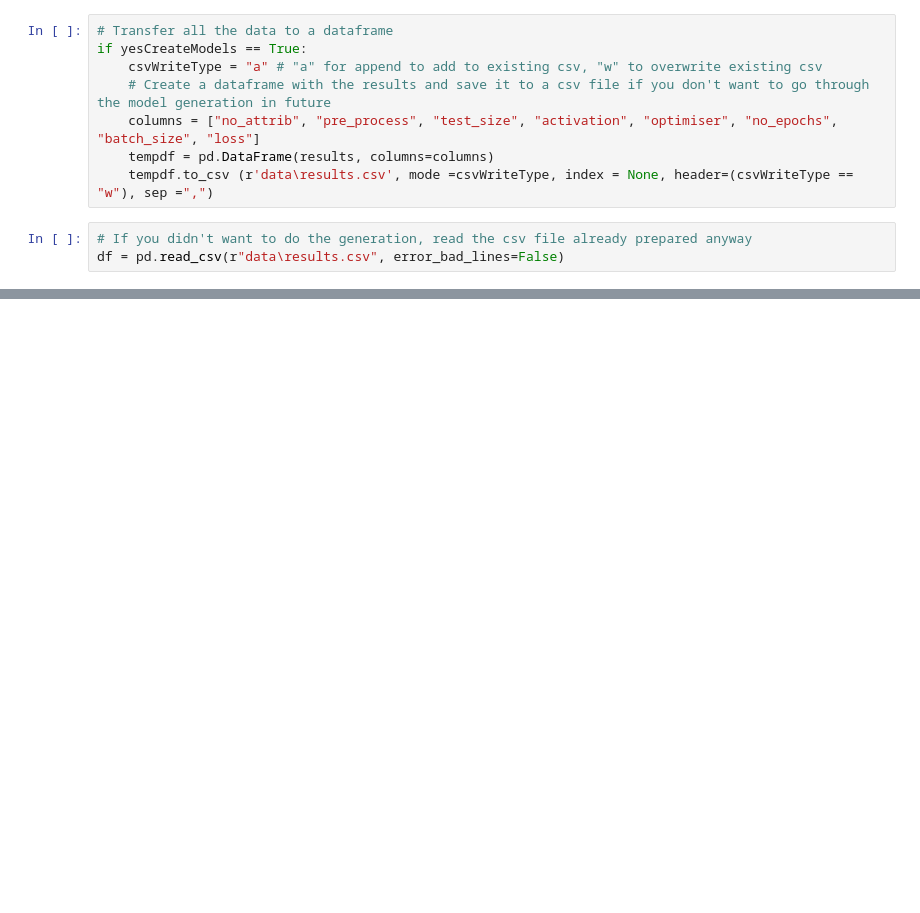
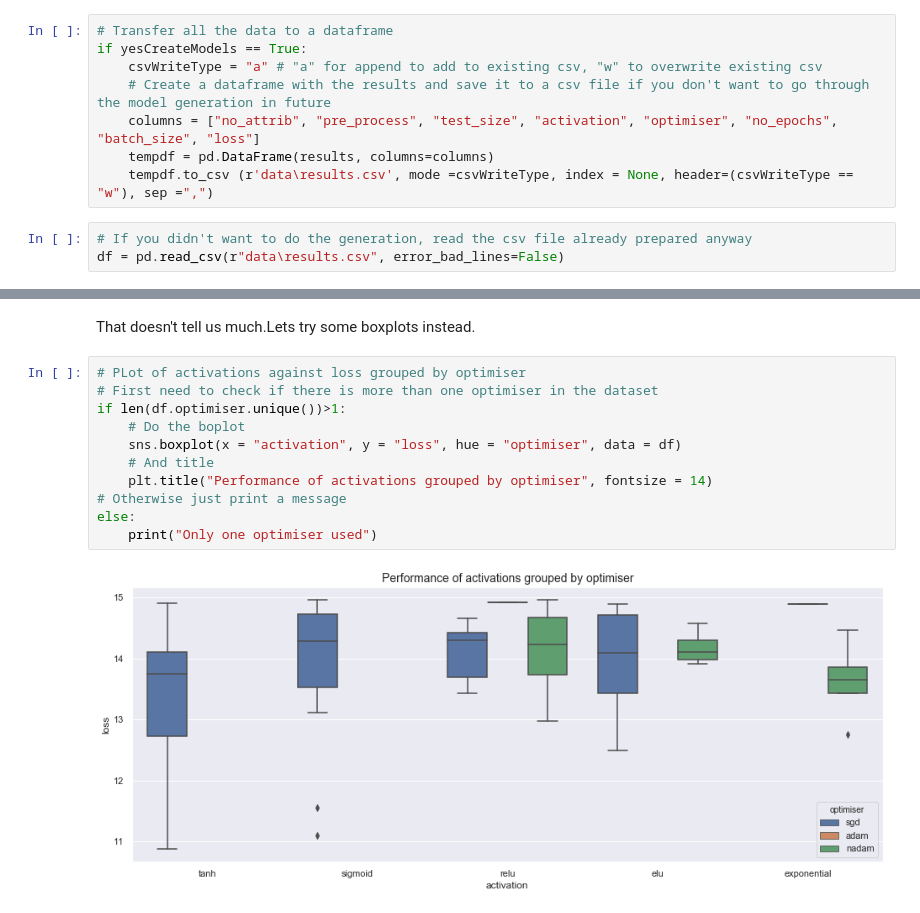
Before and after one commit to YBrady/02-MLS-Project, a Jupyter notebook: Predict.ipynb, the cells around one changed output, grey strips where cells are left out. Drawn from its saved outputs; the diff is of its cells as text; blank space fills up the shorter version.

```diff
--- a/Predict.ipynb
+++ b/Predict.ipynb
@@ -302,0 +434,15 @@ sns.boxplot(x = "no_attrib", y = "loss", hue = "activation", data = df)
+# %% [markdown]
+That doesn't tell us much.Lets try some boxplots instead.
+# %%
+# PLot of activations against loss grouped by optimiser
+# First need to check if there is more than one optimiser in the dataset
+if len(df.optimiser.unique())>1:
+    # Do the boplot
+    sns.boxplot(x = "activation", y = "loss", hue = "optimiser", data = df)
+    # And title
+    plt.title("Performance of activations grouped by optimiser", fontsize = 14)
+# Otherwise just print a message
+else:
+    print("Only one optimiser used")
+# %% [output]
+[figure, added]
```
Also changed, not shown: parts of 65 cells of this notebook, 3 other files.
